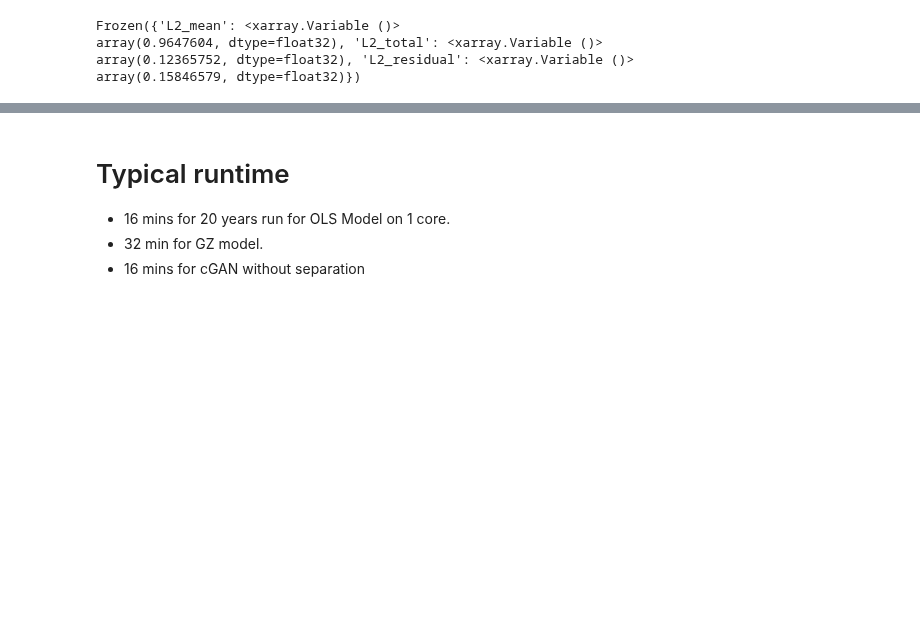
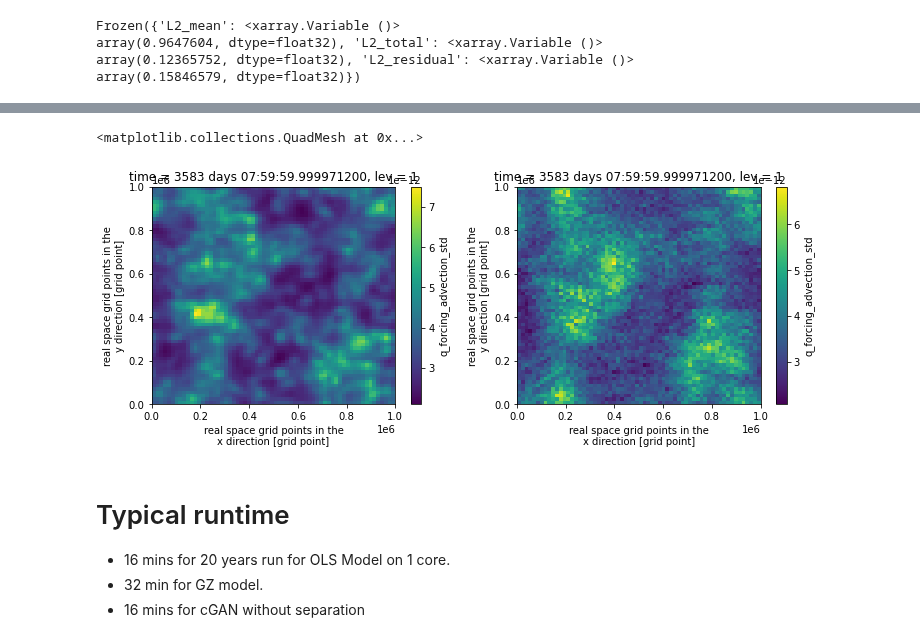
Before and after one commit to m2lines/pyqg_generative, a Jupyter notebook: notebooks/parameterization.ipynb, the cells around one changed output, grey strips where cells are left out. Saved outputs shown, nothing was run; the diff lists cells and outputs as text; code cells hidden in the pictures; blank space fills up the shorter version.

```diff
--- a/notebooks/parameterization.ipynb
+++ b/notebooks/parameterization.ipynb
@@ -174,3 +235,12 @@ array(0.15846579, dtype=float32)})
+# %%
+plt.figure(figsize=(12,4))
+plt.subplot(1,2,1)
+meanvar.q_forcing_advection_std.isel(run=0, time=-1, lev=0).plot()
+plt.subplot(1,2,2)
+cgan_regression_100.q_forcing_advection_std.isel(run=0, time=-1, lev=0).plot()
+# %% [output]
+<matplotlib.collections.QuadMesh at 0x...>
+[figure, added]
 # %% [markdown]
 # Typical runtime
 - 16 mins for 20 years run for OLS Model on 1 core.
```
Also changed, not shown: parts of 5 cells of this notebook, 1 other file.
